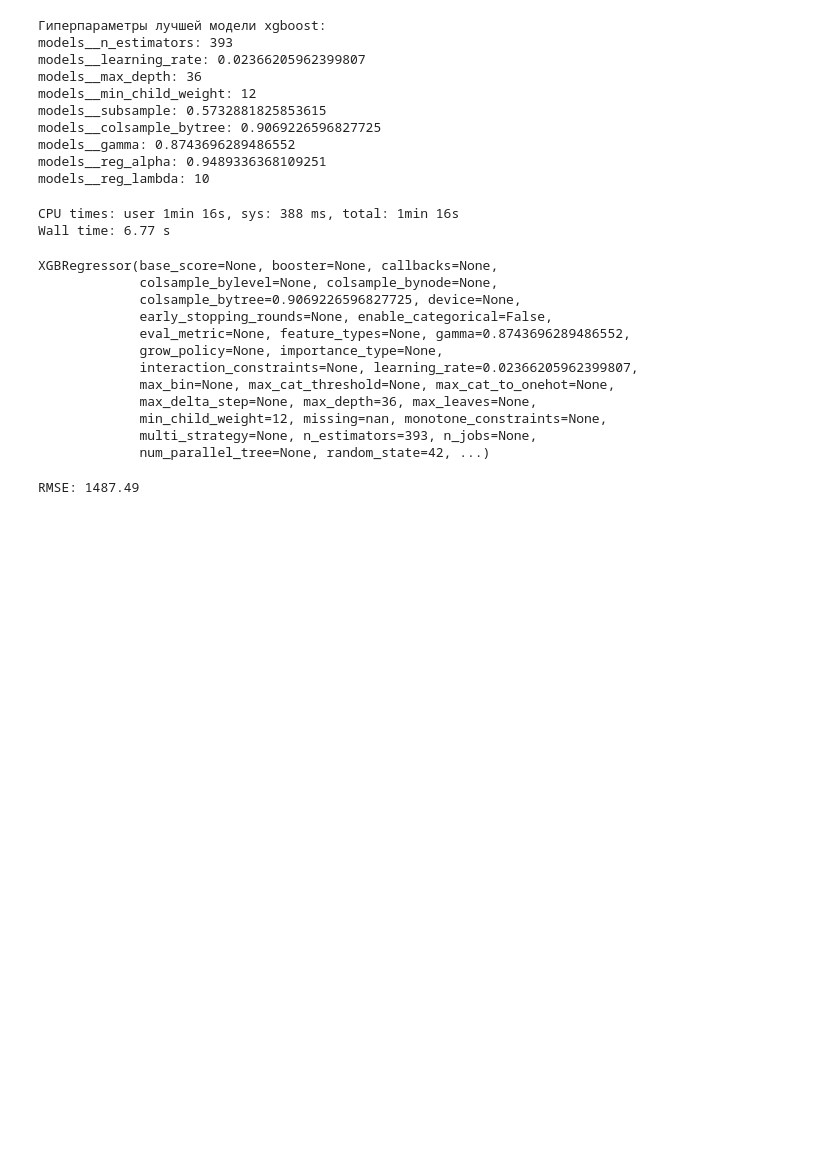
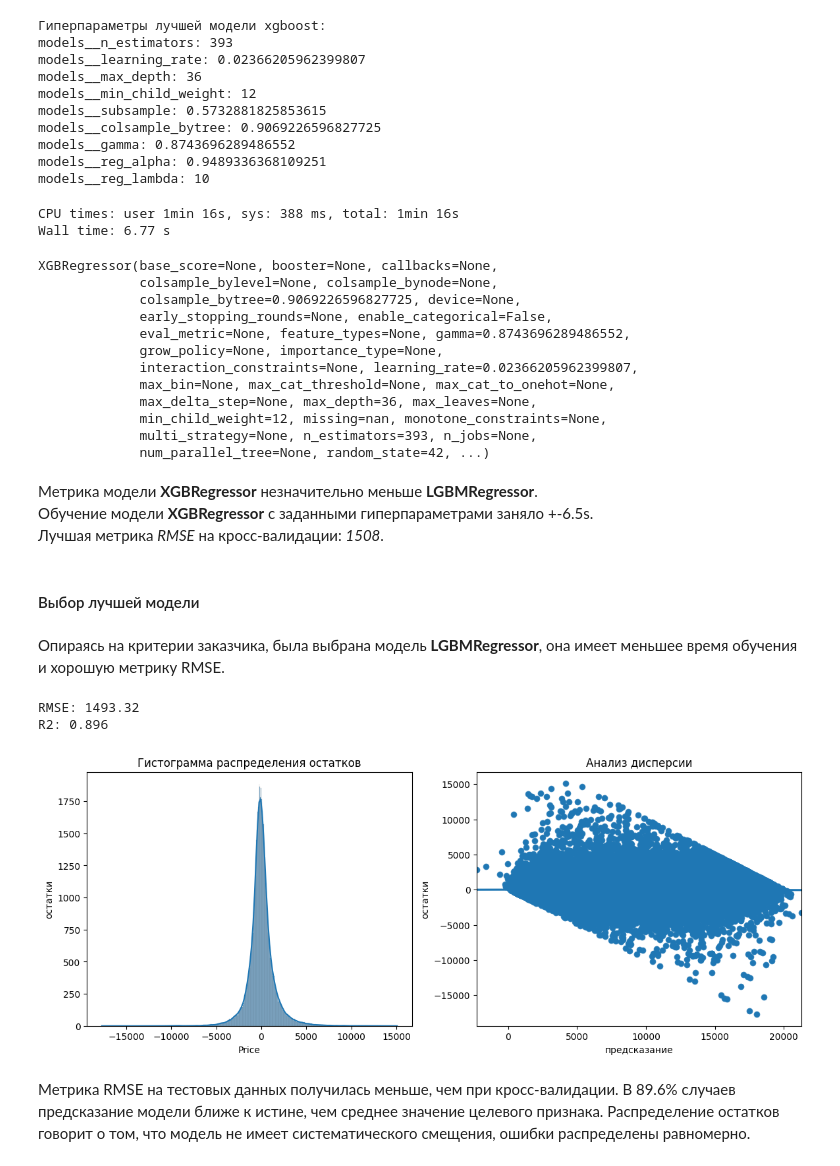
Before and after one commit to serguntsov/cost_of_car, a Jupyter notebook: market_value_car.ipynb, the cells around one changed output. Drawn from its saved outputs; the diff is of its cells as text; code cells hidden in the pictures; blank space fills up the shorter version.

Commit message:
Выбрали лучшую модель, проверили её качество.

```diff
--- a/market_value_car.ipynb
+++ b/market_value_car.ipynb
@@ -533,5 +535,0 @@ LinearRegression(n_jobs=1)
-# %%
-X_test_scaled_lr = pd.DataFrame(data=preprocessor.transform(X_test), columns=preprocessor.get_feature_names_out())
-
-y_pred = model_lr.predict(X_test_scaled_lr)
-print('RMSE:', round(MSE(y_test, y_pred)**0.5, 2))
@@ -675,5 +670,2 @@ CPU times: user 37.7 s, sys: 29.9 s, total: 1min 7s
 Wall time: 7.58 s
 <catboost.core.CatBoostRegressor at 0x...>
-# %%
-y_pred = model_catboost.predict(X_test_scaled_lr)
-print('RMSE:', round(MSE(y_test, y_pred)**0.5, 2))
@@ -747,8 +741,45 @@ XGBRegressor(base_score=None, booster=None, callbacks=None,
              min_child_weight=12, missing=nan, monotone_constraints=None,
              multi_strategy=None, n_estimators=393, n_jobs=None,
              num_parallel_tree=None, random_state=42, ...)
-# %%
-y_pred = model_xgboost.predict(X_test_scaled_lr)
-print('RMSE:', round(MSE(y_test, y_pred)**0.5, 2))
-# %% [output]
-RMSE: 1487.49
+# %% [markdown]
+Метрика модели **XGBRegressor** незначительно меньше **LGBMRegressor**. \
+Обучение модели **XGBRegressor** с заданными гиперпараметрами заняло +-6.5s. \
+Лучшая метрика *RMSE* на кросс-валидации: *1508*.
+# %% [markdown]
+#### Выбор лучшей модели
+# %% [markdown]
+Опираясь на критерии заказчика, была выбрана модель **LGBMRegressor**, она имеет меньшее время обучения и хорошую метрику RMSE.
+# %%
+# Графики остатков
+def residuals_plot(y_pred, y_test):
+    plt.figure(figsize=(14, 5))
+    residuals = y_test - y_pred
+
+    plt.subplot(1, 2, 1)
+    sns.histplot(residuals, kde=True)
+    plt.title('Гистограмма распределения остатков')
+    plt.ylabel('остатки')
+
+    plt.subplot(1, 2, 2)
+    sns.scatterplot(x=y_pred, y=residuals)
+    sns.regplot(x=y_pred, y=residuals, order=2)
+    plt.title('Анализ дисперсии')
+    plt.xlabel('предсказание')
+    plt.ylabel('остатки')
+
+    plt.show()
+# %%
+X_test_scaled_lr = pd.DataFrame(data=preprocessor.transform(X_test), columns=preprocessor.get_feature_names_out())
+
+y_pred = model_lgbm.predict(X_test_scaled_lr)
+print('RMSE:', round(MSE(y_test, y_pred)**0.5, 2))
+print('R2:', round(r2_score(y_test, y_pred), 3))
+# %% [output]
+RMSE: 1493.32
+R2: 0.896
+# %%
+residuals_plot(y_pred, y_test)
+# %% [output]
+[figure, added]
+# %% [markdown]
+Метрика RMSE на тестовых данных получилась меньше, чем при кросс-валидации. В 89.6% случаев предсказание модели ближе к истине, чем среднее значение целевого признака. Распределение остатков говорит о том, что модель не имеет систематического смещения, ошибки распределены равномерно.
```
Also changed, not shown: parts of 17 cells of this notebook, 3 other files.
